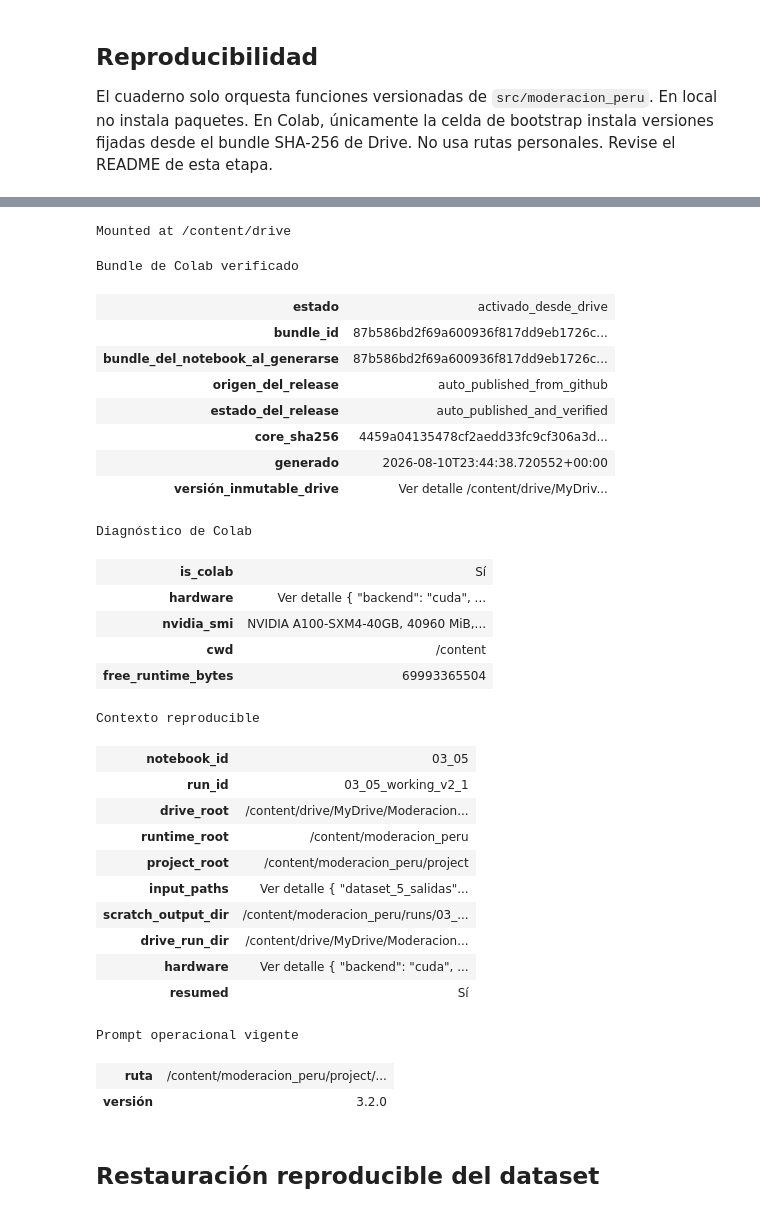
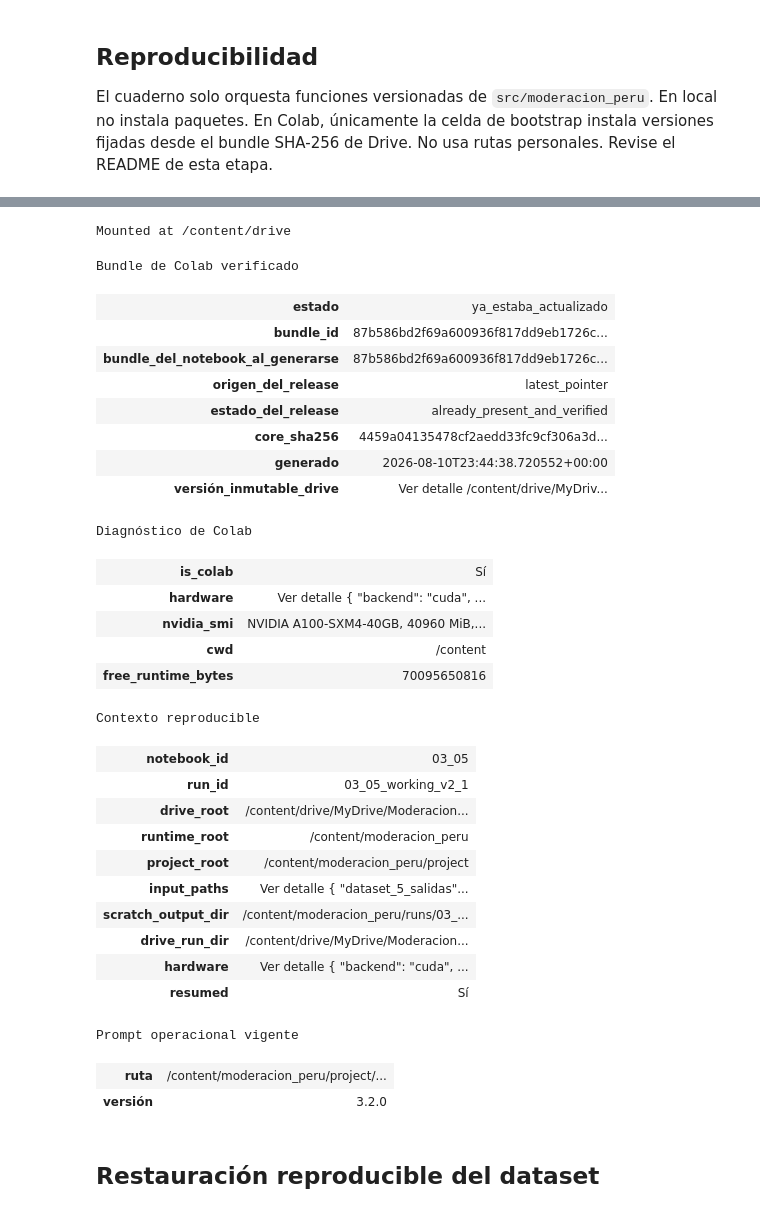
Before and after one commit to lkoc/Trabajo_PLN-MIA-Grupo4, a Jupyter notebook: flujo/03_entrenamiento/03_05_qwen_lora.ipynb, the cells around one changed output, grey strips where cells are left out. Saved outputs shown, nothing was run; the diff lists cells and outputs as text; code cells hidden in the pictures.

```diff
--- a/flujo/03_entrenamiento/03_05_qwen_lora.ipynb
+++ b/flujo/03_entrenamiento/03_05_qwen_lora.ipynb
@@ -48,8 +48,8 @@ COLAB_BUNDLE_SOURCE = "github"  # "github" o "local_upload"
 COLAB_GITHUB_REPOSITORY = "lkoc/Trabajo_PLN-MIA-Grupo4"
 COLAB_GITHUB_REF = "main"
 COLAB_GITHUB_BUNDLE_PATH = "resultados/colab_bundle"
-COLAB_NOTEBOOK_BUILD_BUNDLE_ID = "87b586bd2f69a600936f817dd9eb1726cdac23e36074b8b253a5972a49f98d2a"  # Trazabilidad al generar el notebook
-COLAB_EXPECTED_CORE_SHA256 = "4459a04135478cf2aedd33fc9cf306a3d9d0da59c10452263faa1aefa25c86c4"
+COLAB_NOTEBOOK_BUILD_BUNDLE_ID = "185dafb6605f714596b9653f3663a2ffd15b0726587baa75ed810e742fb6405b"  # Trazabilidad al generar el notebook
+COLAB_EXPECTED_CORE_SHA256 = "e66b3a250d081cd1c3ed994ce0e2795a78f4a94fab9a2667981838dba1af0f82"
 IN_COLAB = importlib.util.find_spec("google.colab") is not None
 COLAB_CONTEXT = None
 
@@ -374,38 +374,38 @@ if IN_COLAB:
         run_id=COLAB_RUN_ID or None,
         require_l4=COLAB_REQUIRE_L4,
         resume=True,
     )
     from moderacion_peru.notebook_ui import notebook_progress, run_with_progress, show_callout, show_command, show_result, show_summary, show_table
     show_result('Bundle de Colab verificado', {
         'estado': 'activado_desde_drive' if bundle_activated else 'ya_estaba_actualizado',
         'bundle_id': manifest['bundle_id'],
         'bundle_del_notebook_al_generarse': COLAB_NOTEBOOK_BUILD_BUNDLE_ID,
         'origen_del_release': release_source,
         'estado_del_release': release_check['status'],
         'core_sha256': expected_core,
         'generado': manifest.get('generated_at'),
         'versión_inmutable_drive': RELEASE_DIR,
     }, tone='success')
     show_result('Diagnóstico de Colab', colab_runtime_diagnostics(), tone='success')
     show_result('Contexto reproducible', COLAB_CONTEXT.as_dict(), tone='success')
 else:
     ROOT = _find_local_root()
     if str(ROOT / "src") not in sys.path:
         sys.path.insert(0, str(ROOT / "src"))
     from moderacion_peru.notebook_ui import notebook_progress, run_with_progress, show_callout, show_command, show_result, show_summary, show_table
     show_summary('Entorno del proyecto', {'raíz': ROOT, 'backend': 'local'}, tone='success')
 OPERATIONAL_PROMPT=ROOT/'config/prompt_operacional_ollama_v3_2.md'
 if not OPERATIONAL_PROMPT.is_file():
     raise FileNotFoundError(f'Falta el prompt operacional vigente: {OPERATIONAL_PROMPT}')
 show_summary('Prompt operacional vigente', {'ruta': OPERATIONAL_PROMPT, 'versión': '3.2.0'}, tone='success')
 # %% [output]
 Mounted at /content/drive
 Bundle de Colab verificado
-| estado | activado_desde_drive |
+| estado | ya_estaba_actualizado |
 | bundle_id | 87b586bd2f69a600936f817dd9eb1726c... |
 | bundle_del_notebook_al_generarse | 87b586bd2f69a600936f817dd9eb1726c... |
-| origen_del_release | auto_published_from_github |
-| estado_del_release | auto_published_and_verified |
+| origen_del_release | latest_pointer |
+| estado_del_release | already_present_and_verified |
 | core_sha256 | 4459a04135478cf2aedd33fc9cf306a3d... |
 | generado | 2026-08-10T23:44:38.720552+00:00 |
 | versión_inmutable_drive | Ver detalle /content/drive/MyDriv... |
@@ -414,7 +414,7 @@ Diagnóstico de Colab
 | hardware | Ver detalle { "backend": "cuda", ... |
 | nvidia_smi | NVIDIA A100-SXM4-40GB, 40960 MiB,... |
 | cwd | /content |
-| free_runtime_bytes | 69993365504 |
+| free_runtime_bytes | 70095650816 |
 Contexto reproducible
 | notebook_id | 03_05 |
 | run_id | 03_05_working_v2_1 |
```
Also changed, not shown: parts of 3 cells of this notebook, 19 other files.
